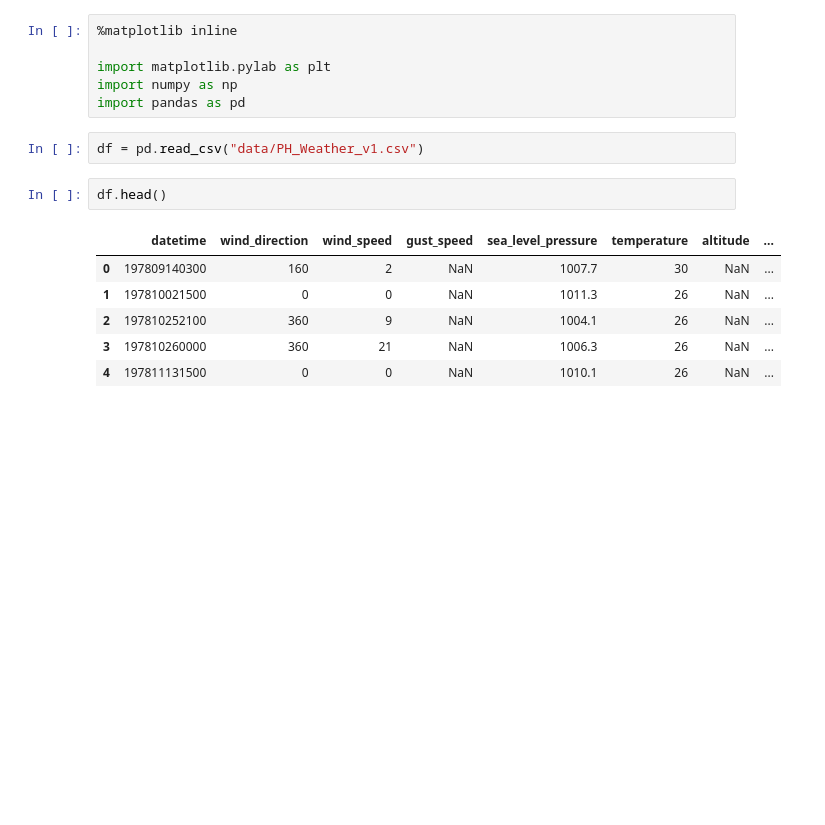
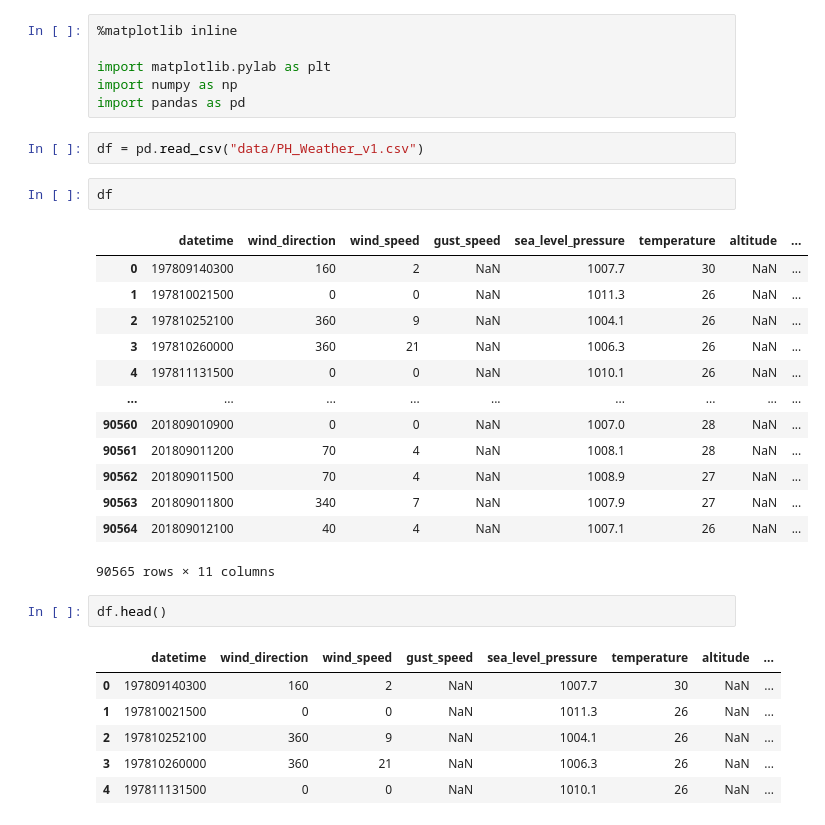
Before and after one commit to francisbautista/apper-eda, a Jupyter notebook: Notebooks/PS1 - MLE.ipynb, the cells around one changed output. Saved outputs shown, nothing was run; the diff lists cells and outputs as text; blank space fills up the shorter version.

```diff
--- a/Notebooks/PS1 - MLE.ipynb
+++ b/Notebooks/PS1 - MLE.ipynb
@@ -59,6 +59,22 @@ import numpy as np
 import pandas as pd
 # %%
 df = pd.read_csv("data/PH_Weather_v1.csv")
+# %%
+df
+# %% [output]
+|  | datetime | wind_direction | wind_speed | gust_speed | sea_level_pressure | temperature | altitude | ... |
+| 0 | 197809140300 | 160 | 2 | NaN | 1007.7 | 30 | NaN | ... |
+| 1 | 197810021500 | 0 | 0 | NaN | 1011.3 | 26 | NaN | ... |
+| 2 | 197810252100 | 360 | 9 | NaN | 1004.1 | 26 | NaN | ... |
+| 3 | 197810260000 | 360 | 21 | NaN | 1006.3 | 26 | NaN | ... |
+| 4 | 197811131500 | 0 | 0 | NaN | 1010.1 | 26 | NaN | ... |
+| ... | ... | ... | ... | ... | ... | ... | ... | ... |
+| 90560 | 201809010900 | 0 | 0 | NaN | 1007.0 | 28 | NaN | ... |
+| 90561 | 201809011200 | 70 | 4 | NaN | 1008.1 | 28 | NaN | ... |
+| 90562 | 201809011500 | 70 | 4 | NaN | 1008.9 | 27 | NaN | ... |
+| 90563 | 201809011800 | 340 | 7 | NaN | 1007.9 | 27 | NaN | ... |
+| 90564 | 201809012100 | 40 | 4 | NaN | 1007.1 | 26 | NaN | ... |
+90565 rows × 11 columns
 # %%
 df.head()
 # %% [output]
```
Also changed, not shown: parts of 2 cells of this notebook, 5 other files.
